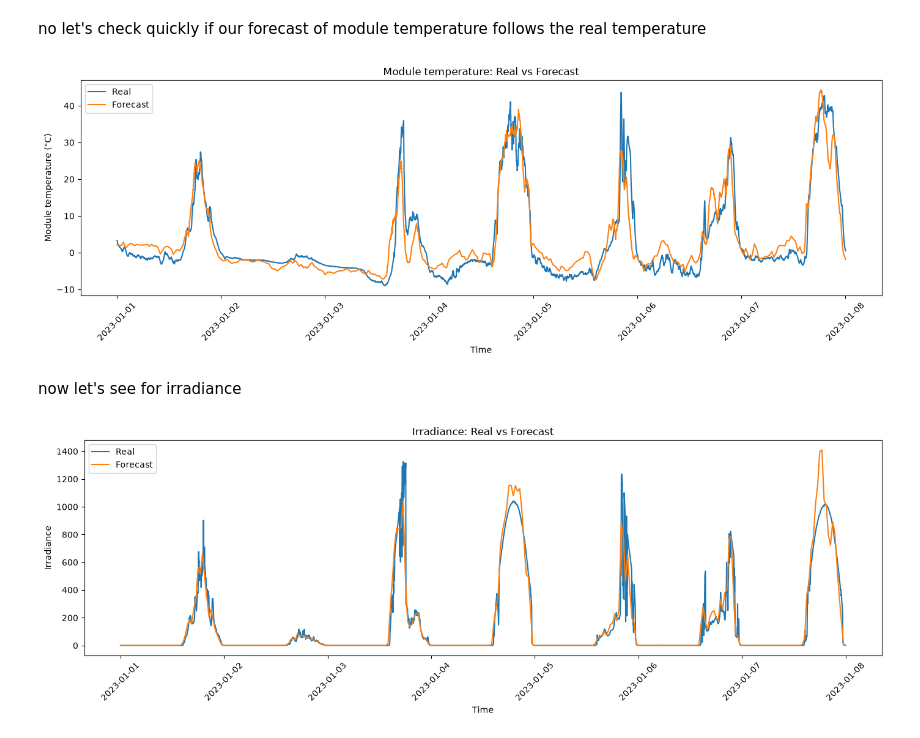
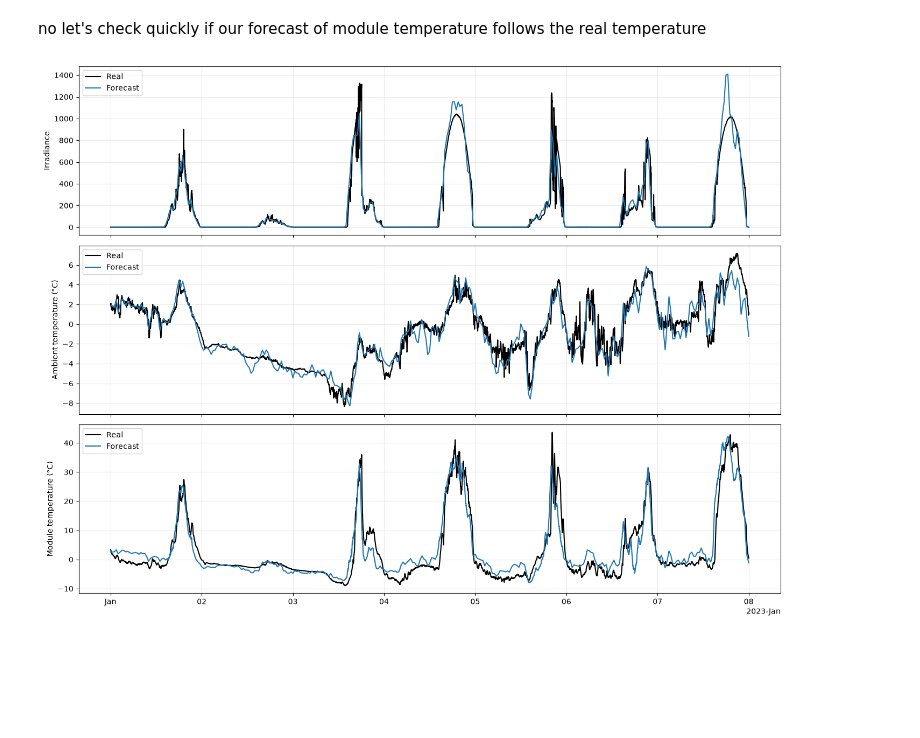
Before and after one commit to SantiToled0/solar-mlops, a Jupyter notebook: notebooks/03_forecast_sim.ipynb, the cells around one changed output. Saved outputs shown, nothing was run; the diff lists cells and outputs as text; code cells hidden in the pictures; blank space fills up the shorter version.

```diff
--- a/notebooks/03_forecast_sim.ipynb
+++ b/notebooks/03_forecast_sim.ipynb
@@ -1071,57 +195,25 @@ no let's check quickly if our forecast of module temperature follows the real te
 # %%
 sample = df_forecast[
     df_forecast["forecast_date"]
     == df_forecast["forecast_date"].min()
 ]
 
-plt.figure(figsize=(14, 5))
-
-plt.plot(
-    sample["timestamp"],
-    sample["module_temp_mean"],
-    label="Real"
+variable_fig, variable_axes = plot_forecast_variable_comparisons(
+    sample,
+    variable_columns={
+        "Irradiance": ("irradiance", "irradiance_forecast"),
+        "Ambient temperature (°C)": (
+            "ambient_temp",
+            "ambient_temp_forecast",
+        ),
+        "Module temperature (°C)": (
+            "module_temp_mean",
+            "module_temp_mean_forecast",
+        ),
+    },
 )
-
-plt.plot(
-    sample["timestamp"],
-    sample["module_temp_mean_forecast"],
-    label="Forecast"
-)
-
-plt.xlabel("Time")
-plt.ylabel("Module temperature (°C)")
-plt.title("Module temperature: Real vs Forecast")
-plt.legend()
-plt.xticks(rotation=45)
-plt.tight_layout()
 plt.show()
 # %% [output]
-[figure, old version]
+[figure, new version]
-# %% [markdown]
-now let's see for irradiance
-# %%
-plt.figure(figsize=(14, 5))
-
-plt.plot(
-    sample["timestamp"],
-    sample["irradiance"],
-    label="Real"
-)
-
-plt.plot(
-    sample["timestamp"],
-    sample["irradiance_forecast"],
-    label="Forecast"
-)
-
-plt.xlabel("Time")
-plt.ylabel("Irradiance")
-plt.title("Irradiance: Real vs Forecast")
-plt.legend()
-plt.xticks(rotation=45)
-plt.tight_layout()
-plt.show()
-# %% [output]
-[figure, removed]
 # %%
 # ==================================================
```
Also changed, not shown: parts of 17 cells of this notebook, 18 other files.
